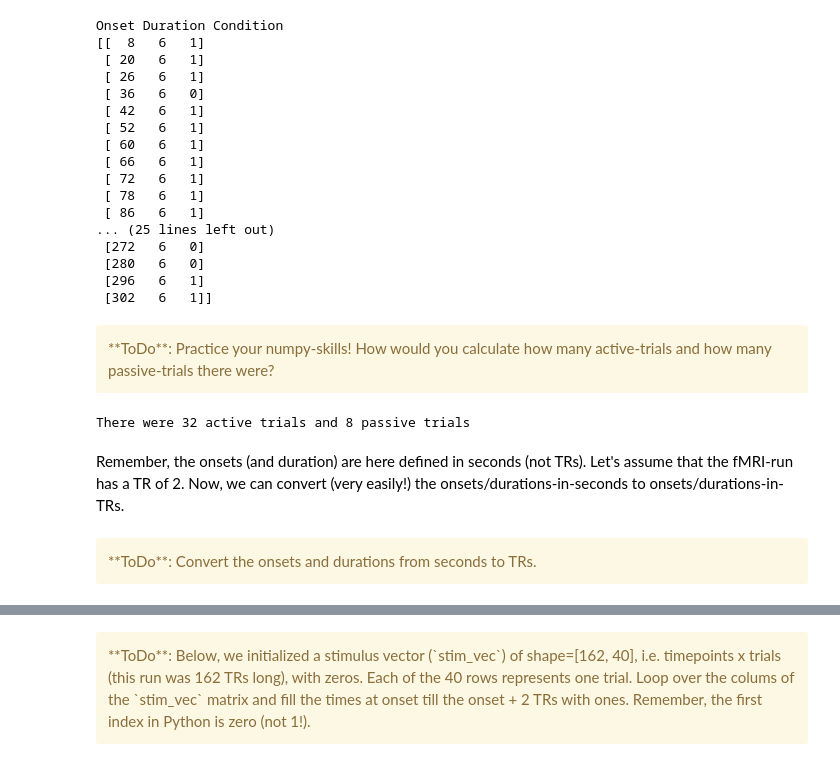
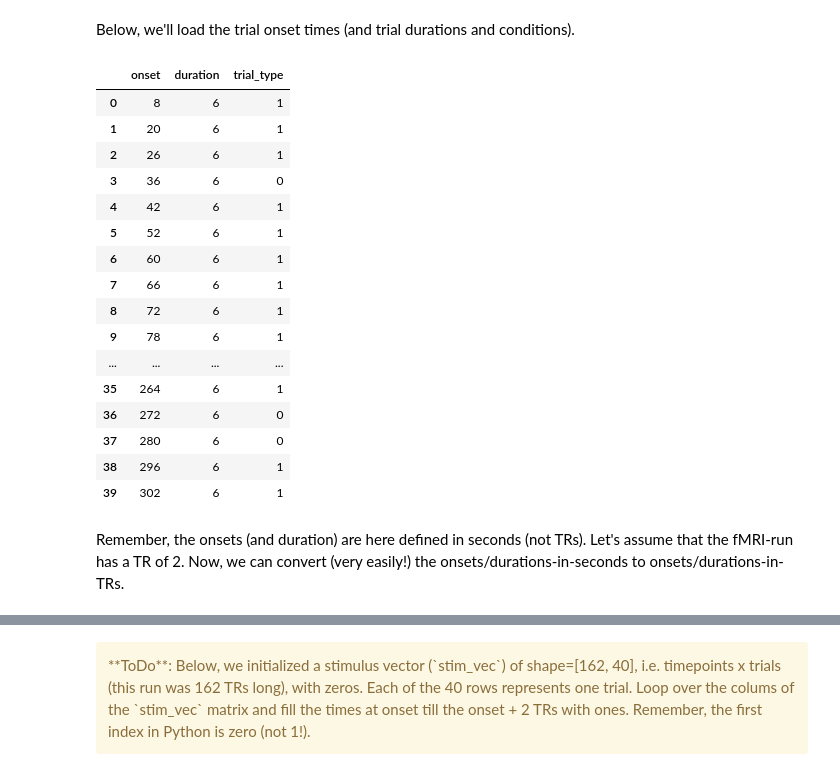
Before and after one commit to lukassnoek/ICON2017, a Jupyter notebook: tutorial/ICON2017_tutorial.ipynb, the cells around one changed output, grey strips where cells are left out. Cells and saved outputs as stored; diff of their text form; code cells hidden in the pictures.

```diff
--- a/tutorial/ICON2017_tutorial.ipynb
+++ b/tutorial/ICON2017_tutorial.ipynb
@@ -56,3 +100,5 @@ Below, we'll load the trial onset times (and trial durations and conditions).
+# %% [markdown]
+Below, we'll load the trial onset times (and trial durations and conditions).
 # %%
 # First, we need to import some Python packages
 import numpy as np
@@ -60,44 +108,28 @@ import matplotlib.pyplot as plt
 plt.style.use('classic')
 %matplotlib inline
 # %%
-# The onset times are loaded as a Numpy array with three columns:
+# The onset times are loaded as pandas dataframe with three columns:
 # onset times (in seconds) (column 1), durations (column 2), and conditions (column 3).
 # N.B.: condition 0 = passive, condition 1 = active
-onsets = np.loadtxt('onsets.csv').astype(int)
-print("Onset Duration Condition")
-print(onsets)
+onsets = pd.read_csv(op.join('example_data', 'onsets.csv'), sep='\t', names=['onset', 'duration', 'trial_type'])
+onsets
 # %% [output]
-Onset Duration Condition
-[[  8   6   1]
- [ 20   6   1]
- [ 26   6   1]
- [ 36   6   0]
- [ 42   6   1]
- [ 52   6   1]
- [ 60   6   1]
- [ 66   6   1]
- [ 72   6   1]
- [ 78   6   1]
- [ 86   6   1]
-... (25 lines left out)
- [272   6   0]
- [280   6   0]
- [296   6   1]
- [302   6   1]]
+|  | onset | duration | trial_type |
+| 0 | 8 | 6 | 1 |
+| 1 | 20 | 6 | 1 |
+| 2 | 26 | 6 | 1 |
+| 3 | 36 | 6 | 0 |
+| 4 | 42 | 6 | 1 |
+| 5 | 52 | 6 | 1 |
+| 6 | 60 | 6 | 1 |
+| 7 | 66 | 6 | 1 |
+| 8 | 72 | 6 | 1 |
+| 9 | 78 | 6 | 1 |
+| ... | ... | ... | ... |
+| 35 | 264 | 6 | 1 |
+| 36 | 272 | 6 | 0 |
+| 37 | 280 | 6 | 0 |
+| 38 | 296 | 6 | 1 |
+| 39 | 302 | 6 | 1 |
-# %% [markdown]
-<div class='alert alert-warning'>
-**ToDo**: Practice your numpy-skills! How would you calculate how many active-trials and how many passive-trials there were?
-</div>
-# %%
-# Example answer
-n_active_trials = np.sum(onsets[:,2])
-n_passive_trials = np.sum(onsets[:,2]==0)
-print('There were %d active trials and %d passive trials' %(n_active_trials, n_passive_trials))
-# %% [output]
-There were 32 active trials and 8 passive trials
 # %% [markdown]
 Remember, the onsets (and duration) are here defined in seconds (not TRs). Let's assume that the fMRI-run has a TR of 2. Now, we can convert (very easily!) the onsets/durations-in-seconds to onsets/durations-in-TRs.
-# %% [markdown]
-<div class='alert alert-warning'>
-**ToDo**: Convert the onsets and durations from seconds to TRs.
-</div>
```
Also changed, not shown: parts of 54 cells of this notebook, 31 other files.
